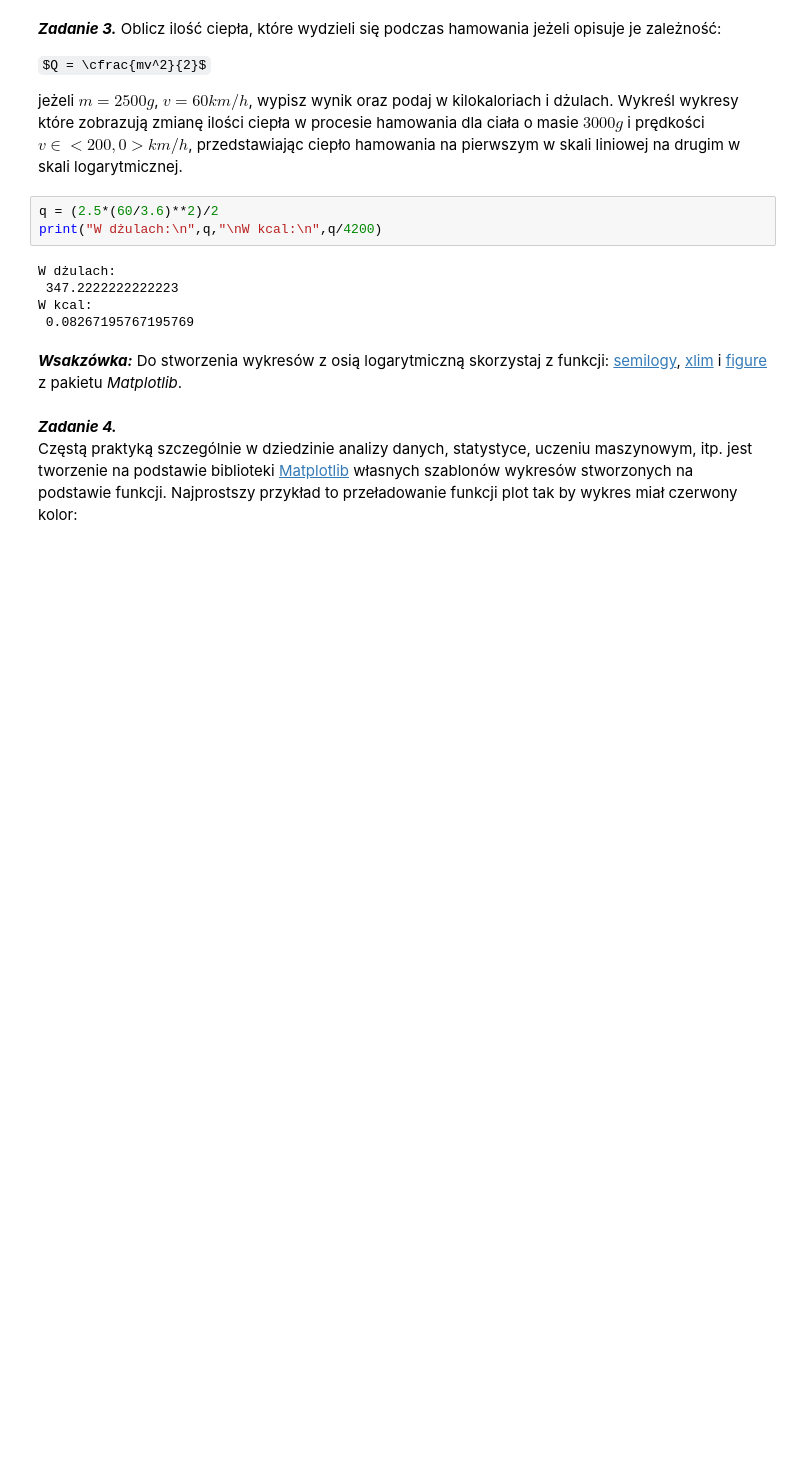
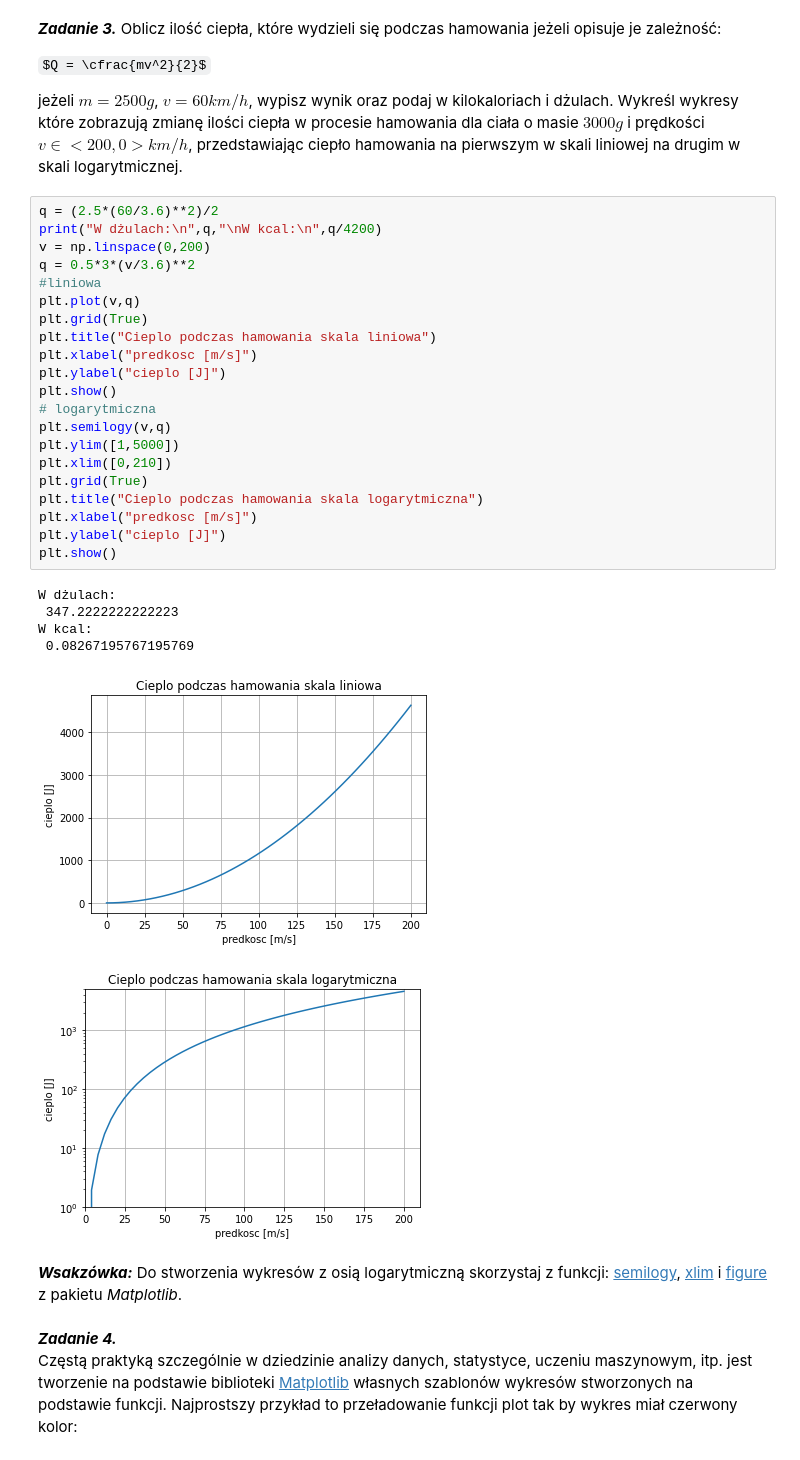
Before and after one commit to SzymonKupiecki/lab2, a Jupyter notebook: sprawozdanie.ipynb, the cells around one changed output. Cells and saved outputs as stored; diff of their text form; some formulas as TeX source; blank space fills up the shorter version.

```diff
--- a/sprawozdanie.ipynb
+++ b/sprawozdanie.ipynb
@@ -68,14 +68,34 @@ Oblicz ilość ciepła, które wydzieli się podczas hamowania jeżeli opisuje j
 $Q = \cfrac{mv^2}{2}$
 
 jeżeli $m = 2500g$, $v = 60km/h$, wypisz wynik oraz podaj w kilokaloriach i dżulach. Wykreśl wykresy które zobrazują zmianę ilości ciepła w procesie hamowania dla ciała o masie $3000g$ i prędkości $v\in<200,0>km/h$, przedstawiając ciepło hamowania na pierwszym w skali liniowej na drugim w skali logarytmicznej.
-# %%
-q = (2.5*(60/3.6)**2)/2
-print("W dżulach:\n",q,"\nW kcal:\n",q/4200)
-# %% [output]
-W dżulach:
- 347.2222222222223
-W kcal:
- 0.08267195767195769
+# %%
+q = (2.5*(60/3.6)**2)/2
+print("W dżulach:\n",q,"\nW kcal:\n",q/4200)
+v = np.linspace(0,200)
+q = 0.5*3*(v/3.6)**2
+#liniowa
+plt.plot(v,q)
+plt.grid(True)
+plt.title("Cieplo podczas hamowania skala liniowa")
+plt.xlabel("predkosc [m/s]")
+plt.ylabel("cieplo [J]")
+plt.show()
+# logarytmiczna
+plt.semilogy(v,q)
+plt.ylim([1,5000])
+plt.xlim([0,210])
+plt.grid(True)
+plt.title("Cieplo podczas hamowania skala logarytmiczna")
+plt.xlabel("predkosc [m/s]")
+plt.ylabel("cieplo [J]")
+plt.show()
+# %% [output]
+W dżulach:
+ 347.2222222222223
+W kcal:
+ 0.08267195767195769
+[figure, added]
+[figure, added]
 # %% [markdown]
 ***Wsakzówka:*** Do stworzenia wykresów z osią logarytmiczną skorzystaj z funkcji: [semilogy](https://matplotlib.org/api/_as_gen/matplotlib.pyplot.semilogy.html), [xlim](https://matplotlib.org/api/_as_gen/matplotlib.pyplot.xlim.html?highlight=xlim#matplotlib.pyplot.xlim) i [figure](https://matplotlib.org/api/_as_gen/matplotlib.pyplot.figure.html?highlight=figure#matplotlib.pyplot.figure) z pakietu *Matplotlib*.
 # %% [markdown]
```
Also changed, not shown: parts of 4 cells of this notebook, 1 other file.
